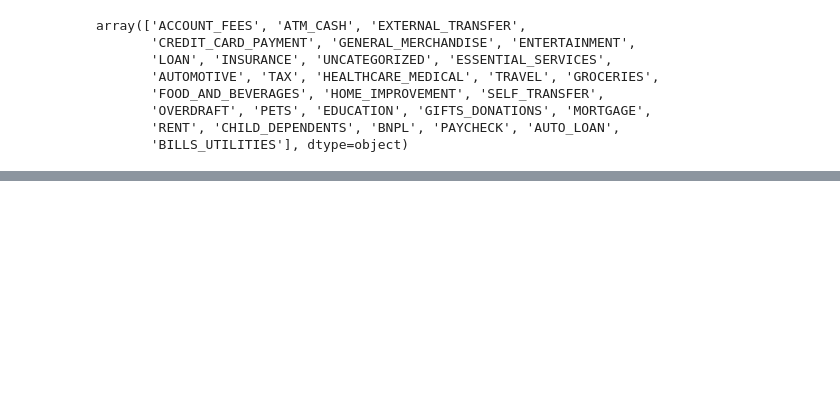
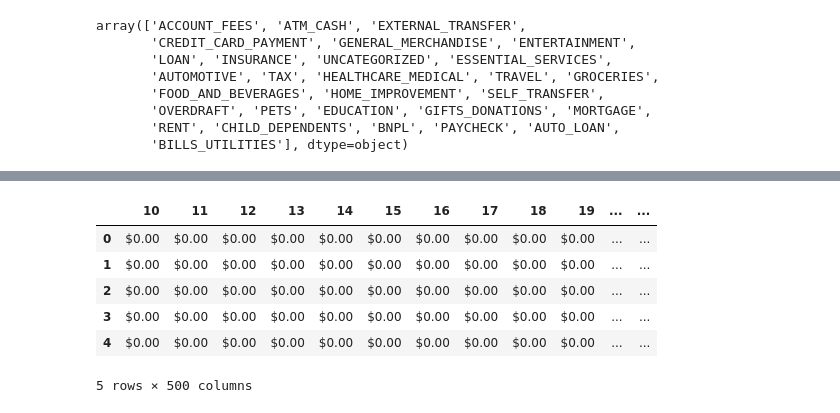
Before and after one commit to danielrmathew/prism-data-credit, a Jupyter notebook: Aman's.ipynb, the cells around one changed output, grey strips where cells are left out. Saved outputs shown, nothing was run; the diff lists cells and outputs as text; code cells hidden in the pictures; blank space fills up the shorter version.

```diff
--- a/Aman's.ipynb
+++ b/Aman's.ipynb
@@ -623,0 +742,11 @@ for cat in outflows.category.unique():
+# %%
+def clean_memo_pt2(memo):
+    merchant_map = {'wal walmart': 'walmart', 'walmart walmart': 'walmart', 'wal mart': 'walmart'}
+
+    if memo in merchant_map: return merchant_map[memo]
+    return memo
+# %%
+outflows['clean_memo'] = outflows.apply(lambda row: clean_memo(row.memo) if row.memo != row.category else row.memo, axis=1) # outflows.memo.apply(clean_memo)
+outflows.clean_memo = outflows.clean_memo.apply(clean_memo_pt2)
+
+outflows.head()
@@ -623,0 +762,16 @@ for cat in outflows.category.unique():
+# %%
+vectorizer = TfidfVectorizer(max_features=500)
+# %%
+tfidf_matrix = vectorizer.fit_transform(outflows['clean_memo'])
+# %%
+tfidf_df = pd.DataFrame(tfidf_matrix.toarray(), columns=vectorizer.get_feature_names_out())
+
+tfidf_df.head()
+# %% [output]
+|  | 10 | 11 | 12 | 13 | 14 | 15 | 16 | 17 | 18 | 19 | ... | ... |
+| 0 | $0.00 | $0.00 | $0.00 | $0.00 | $0.00 | $0.00 | $0.00 | $0.00 | $0.00 | $0.00 | ... | ... |
+| 1 | $0.00 | $0.00 | $0.00 | $0.00 | $0.00 | $0.00 | $0.00 | $0.00 | $0.00 | $0.00 | ... | ... |
+| 2 | $0.00 | $0.00 | $0.00 | $0.00 | $0.00 | $0.00 | $0.00 | $0.00 | $0.00 | $0.00 | ... | ... |
+| 3 | $0.00 | $0.00 | $0.00 | $0.00 | $0.00 | $0.00 | $0.00 | $0.00 | $0.00 | $0.00 | ... | ... |
+| 4 | $0.00 | $0.00 | $0.00 | $0.00 | $0.00 | $0.00 | $0.00 | $0.00 | $0.00 | $0.00 | ... | ... |
+5 rows × 500 columns
```
Also changed, not shown: parts of 25 cells of this notebook, 29 other files.
